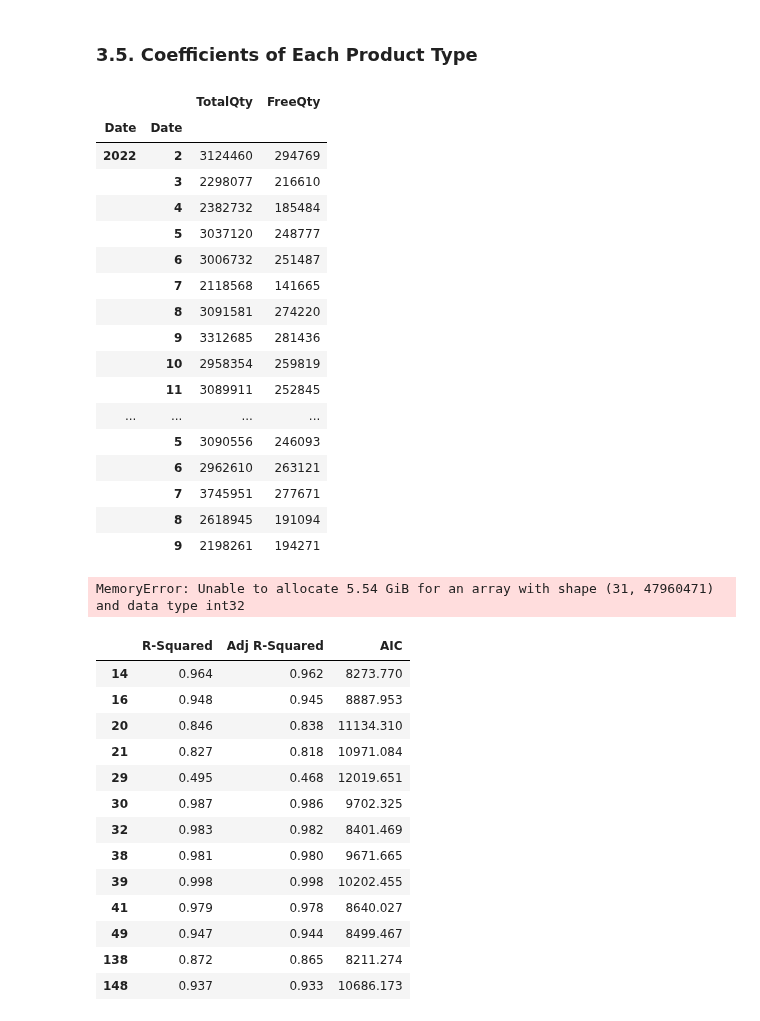
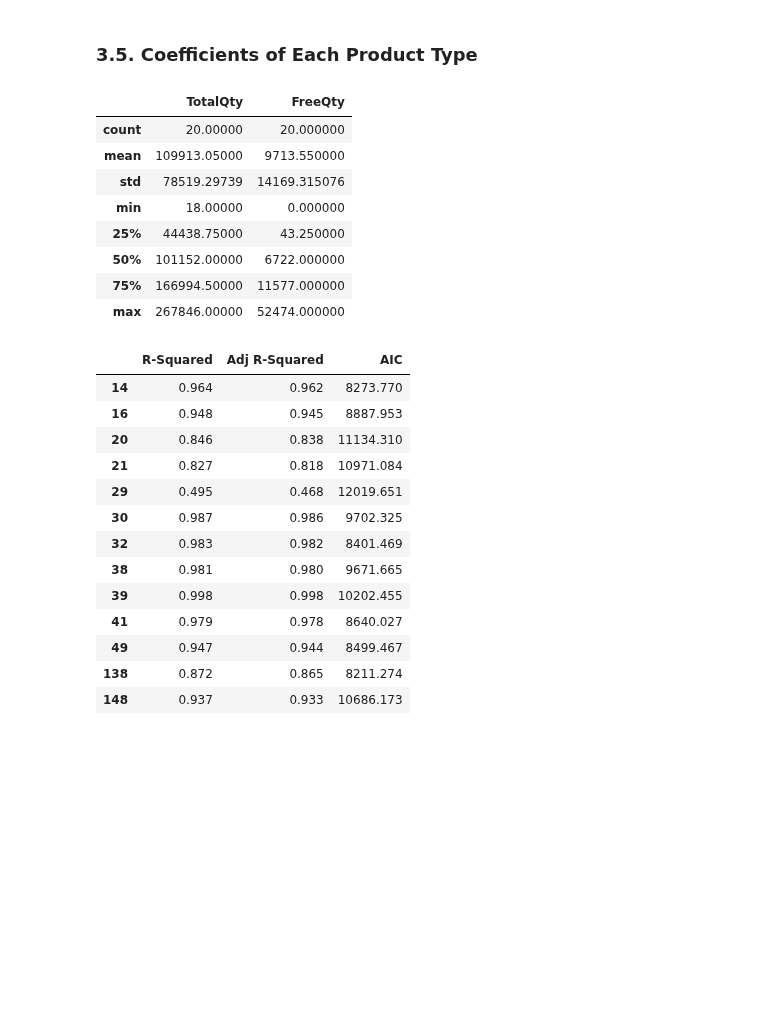
Before and after one commit to ayigitdogan/PharmaProject, a Jupyter notebook: IE492 - Pharma Project.ipynb, the cells around one changed output. Cells and saved outputs as stored; diff of their text form; code cells hidden in the pictures; blank space fills up the shorter version.

```diff
--- a/IE492 - Pharma Project.ipynb
+++ b/IE492 - Pharma Project.ipynb
@@ -336,22 +328,0 @@ df_prod = df_prod.reset_index()
-# %%
-df_prod = df
-df_prod.groupby([df_prod['Date'].dt.year, df_prod['Date'].dt.month])[["TotalQty", "FreeQty"]].sum()
-# %% [output]
-|  |  | TotalQty | FreeQty |
-| Date | Date |  |  |
-| 2022 | 2 | 3124460 | 294769 |
-|  | 3 | 2298077 | 216610 |
-|  | 4 | 2382732 | 185484 |
-|  | 5 | 3037120 | 248777 |
-|  | 6 | 3006732 | 251487 |
-|  | 7 | 2118568 | 141665 |
-|  | 8 | 3091581 | 274220 |
-|  | 9 | 3312685 | 281436 |
-|  | 10 | 2958354 | 259819 |
-|  | 11 | 3089911 | 252845 |
-| ... | ... | ... | ... |
-|  | 5 | 3090556 | 246093 |
-|  | 6 | 2962610 | 263121 |
-|  | 7 | 3745951 | 277671 |
-|  | 8 | 2618945 | 191094 |
-|  | 9 | 2198261 | 194271 |
@@ -363,4 +329,18 @@ df_prod = df_prod[df_prod["Date"] < split_date]
 # %%
+products = [14,  16,  20,  21,  29,  30,  32,  38,  39,  41,  49, 138, 148]
+df_prod = df
+df_prod = df_prod.groupby([df_prod['Date'].dt.date, df_prod["ProductId"]])[["TotalQty", "FreeQty"]].sum()
+equation = 'TotalQty ~ FreeQty + Q("1") + Q("2") + Q("3") + Q("4") + Q("5") + Q("6") + Q("7") + Q("8") + Q("9") + Q("10") + Q("11") + Q("12") + Q("13") + Q("14") + Q("15") + Q("16") + Q("17") + Q("18") + Q("19") + Q("20") + Q("21") + Q("22") + Q("23") + Q("24") + Q("25") + Q("26") + Q("27") + Q("28") + Q("29") + Q("30") + Q("31") - 1'
+
+df_prod = df_prod.reset_index()
+
+# Partition-----------------
+
+split_date = dt.date(2023, 9, 1)
+out = df_prod[df_prod["Date"] >= split_date]
+df_prod = df_prod[df_prod["Date"] < split_date]
+#---------------------------
+
 stats = []
 coeff = []
 
@@ -382,8 +362,18 @@ coeff = pd.DataFrame(coeff)
 
 stats.index = products
 coeff.index = products
-# %% [output]
-MemoryError: Unable to allocate 5.54 GiB for an array with shape (31, 47960471) and data type int32
+# %%
+out.describe()
+# %% [output]
+|  | TotalQty | FreeQty |
+| count | 20.00000 | 20.000000 |
+| mean | 109913.05000 | 9713.550000 |
+| std | 78519.29739 | 14169.315076 |
+| min | 18.00000 | 0.000000 |
+| 25% | 44438.75000 | 43.250000 |
+| 50% | 101152.00000 | 6722.000000 |
+| 75% | 166994.50000 | 11577.000000 |
+| max | 267846.00000 | 52474.000000 |
 # %%
 round(stats, 3)
 # %% [output]
```
Also changed, not shown: parts of 26 cells of this notebook.
